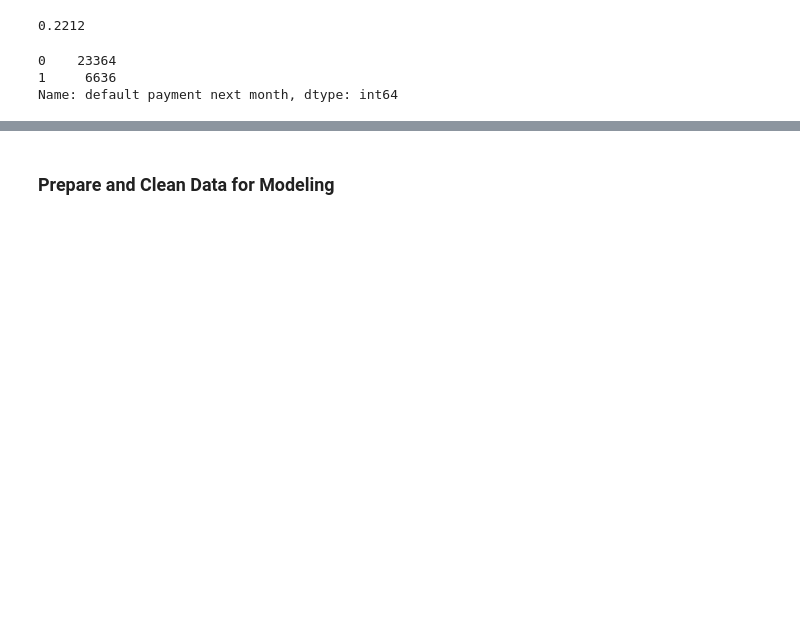
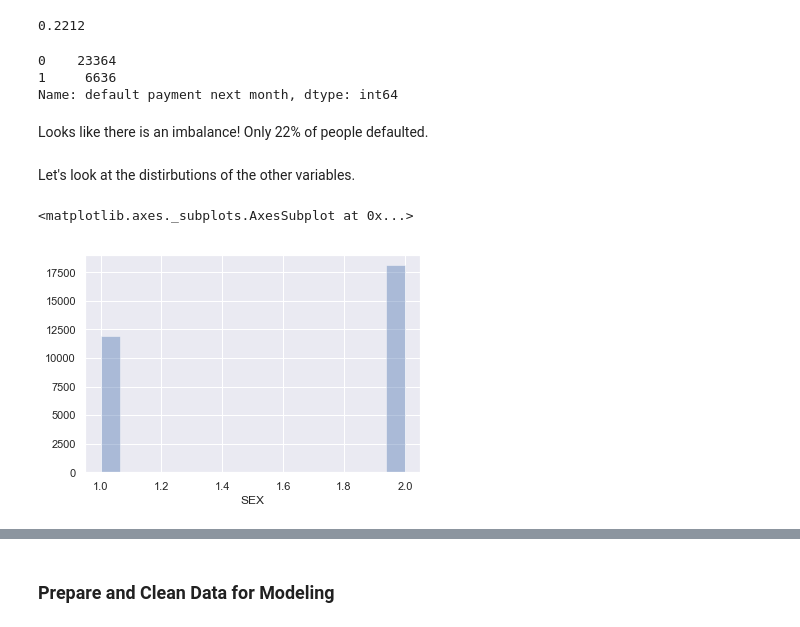
Before and after one commit to hannahlyon/credit-sesame-take-home, a Jupyter notebook: Credit Card Default.ipynb, the cells around one changed output, grey strips where cells are left out. Saved outputs shown, nothing was run; the diff lists cells and outputs as text; code cells hidden in the pictures; blank space fills up the shorter version.

```diff
--- a/Credit Card Default.ipynb
+++ b/Credit Card Default.ipynb
@@ -51,3 +125,13 @@ df['default payment next month'].value_counts()
 0    23364
 1     6636
 Name: default payment next month, dtype: int64
+# %% [markdown]
+Looks like there is an imbalance! Only 22% of people defaulted.
+# %% [markdown]
+Let's look at the distirbutions of the other variables.
+# %%
+# Sex
+sns.distplot(df['SEX'], kde=False) # more females default
+# %% [output]
+<matplotlib.axes._subplots.AxesSubplot at 0x...>
+[figure, added]
```
Also changed, not shown: parts of 68 cells of this notebook, 2 other files.
